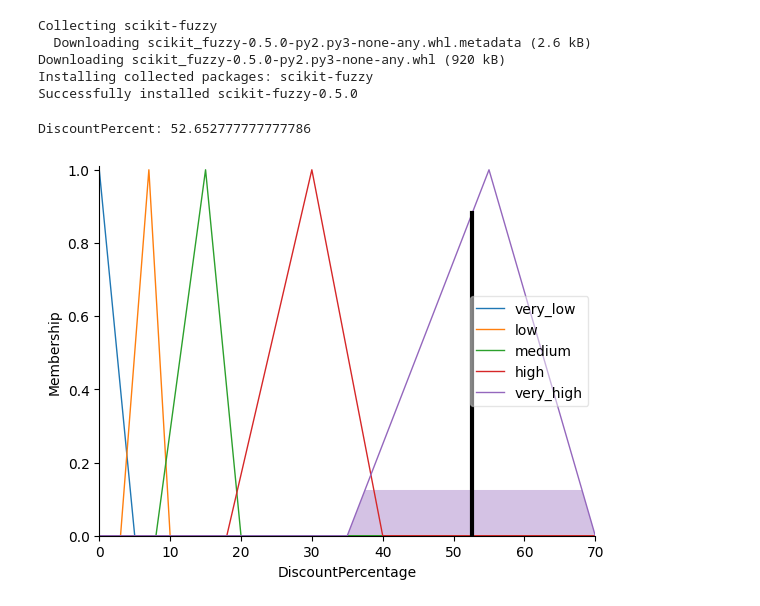
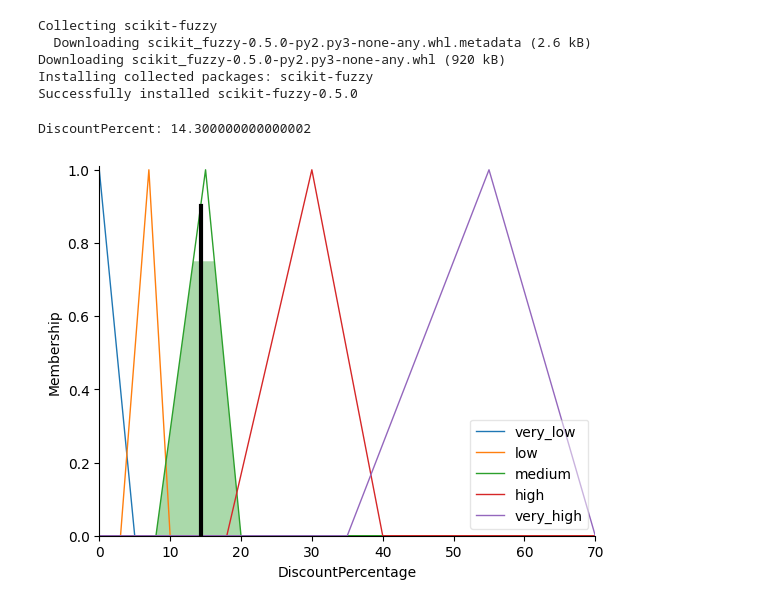
Before and after one commit to Trieu1020/baitapAI1, a Jupyter notebook: AI4.ipynb, the cells around one changed output. Cells and saved outputs as stored; diff of their text form; code cells hidden in the pictures.

```diff
--- a/AI4.ipynb
+++ b/AI4.ipynb
@@ -41,36 +41,37 @@ ProfitMargin['high'] = fuzz.trimf(ProfitMargin.universe, [60, 100, 100])
 SeasonalDemand['none'] = fuzz.trimf(SeasonalDemand.universe, [0, 0, 3])
 SeasonalDemand['moderate'] = fuzz.trimf(SeasonalDemand.universe, [2, 5, 7])
 SeasonalDemand['high'] = fuzz.trimf(SeasonalDemand.universe, [6, 10, 10])
 
 DiscountPercentage['very_low'] = fuzz.trimf(DiscountPercentage.universe, [0, 0, 5])
 DiscountPercentage['low'] = fuzz.trimf(DiscountPercentage.universe, [3, 7, 10])
 DiscountPercentage['medium'] = fuzz.trimf(DiscountPercentage.universe, [8, 15, 20])
 DiscountPercentage['high'] = fuzz.trimf(DiscountPercentage.universe, [18, 30, 40])
 DiscountPercentage['very_high'] = fuzz.trimf(DiscountPercentage.universe, [35, 55, 70])
 
 rules = [
     ctrl.Rule(ProductDemand['high'] & CompetitorPricingPressure['low'] & ProfitMargin['low'],DiscountPercentage['very_low']),
     ctrl.Rule(ProductDemand['low'] & CompetitorPricingPressure['high'] & ProfitMargin['high'],DiscountPercentage['high']),
     ctrl.Rule(StoreReputation['high'] & ProfitMargin['medium'] & SeasonalDemand['high'],DiscountPercentage['medium']),
     ctrl.Rule(CompetitorPricingPressure['high'] & SeasonalDemand['high'] & ProfitMargin['high'],DiscountPercentage['very_high']),
     ctrl.Rule(StoreReputation['low'] & ProductDemand['medium'] & ProfitMargin['low'],DiscountPercentage['medium']),
     ctrl.Rule(ProductDemand['high'] & SeasonalDemand['none'] & CompetitorPricingPressure['low'],DiscountPercentage['very_low']),
     ctrl.Rule(ProfitMargin['high'] & CompetitorPricingPressure['medium'] & SeasonalDemand['moderate'],DiscountPercentage['medium']),
 ]
 
 control_system = ctrl.ControlSystem(rules)
 fuzzy_system = ctrl.ControlSystemSimulation(control_system)
 
 fuzzy_system.input['StoreReputation'] = 4.2
-fuzzy_system.input['ProductDemand'] = 90
-fuzzy_system.input['ProfitMargin'] = 70
-fuzzy_system.input['SeasonalDemand'] = 8
-fuzzy_system.input['CompetitorPricingPressure'] = 65
+fuzzy_system.input['ProductDemand'] = 50
+fuzzy_system.input['ProfitMargin'] = 95
+fuzzy_system.input['SeasonalDemand'] = 5
+fuzzy_system.input['CompetitorPricingPressure'] = 55
+
 
 fuzzy_system.compute()
 
 print('DiscountPercent:',fuzzy_system.output['DiscountPercentage'])
 DiscountPercentage.view(sim=fuzzy_system)
 # %% [output]
-DiscountPercent: 52.652777777777786
+DiscountPercent: 14.300000000000002
-[figure, old version]
+[figure, new version]
```
